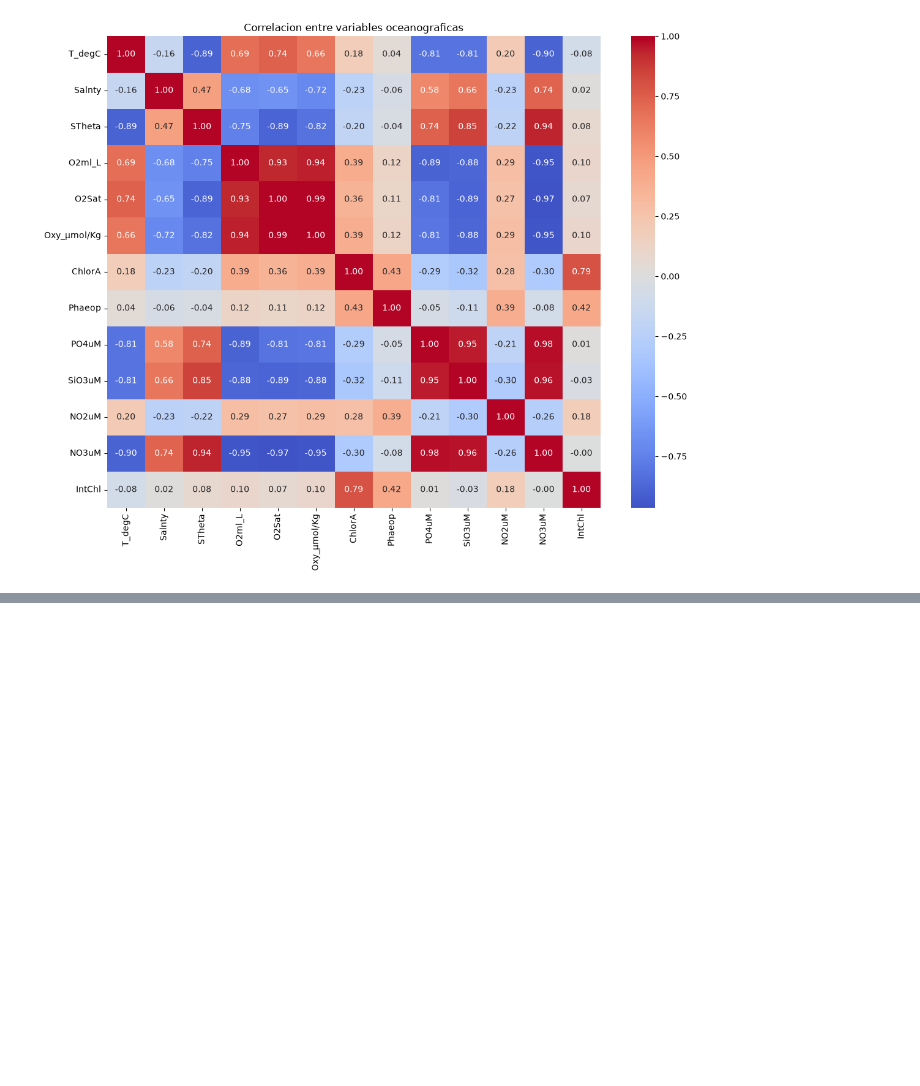
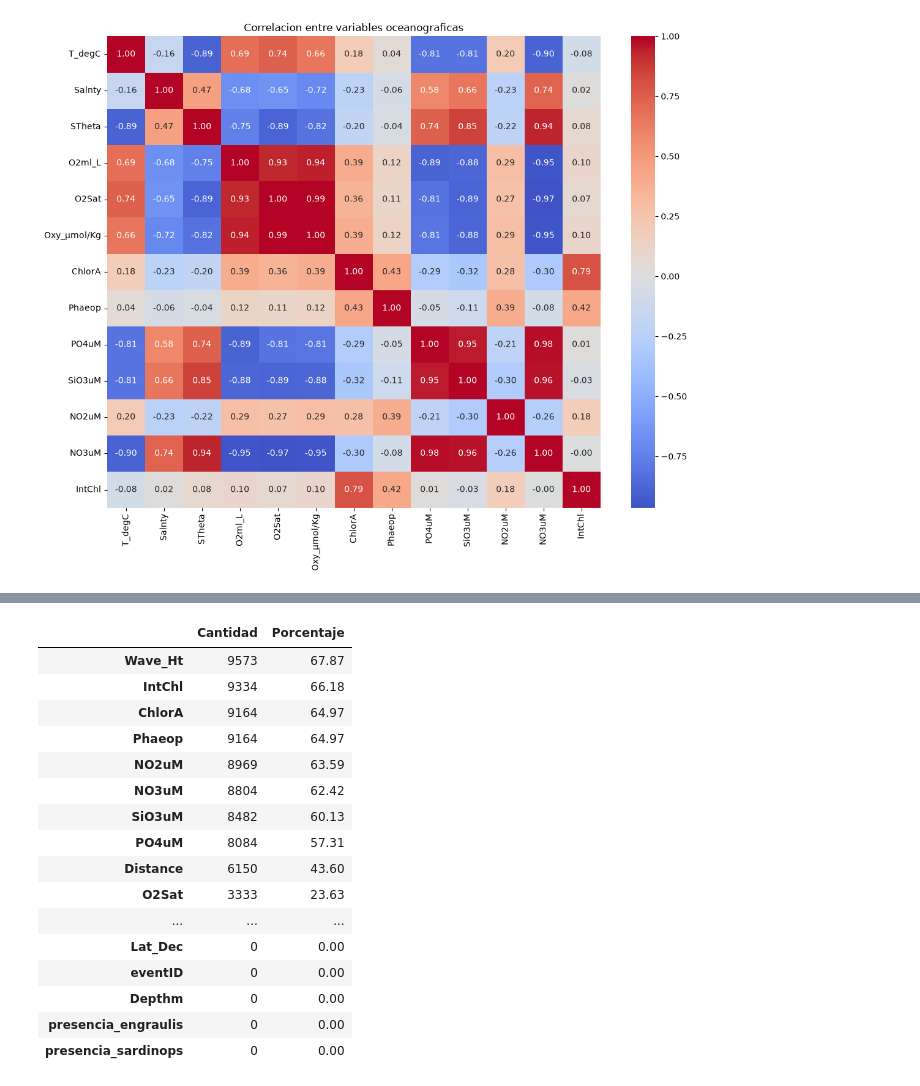
Before and after one commit to 4GeeksAcademy/proyecto-final-data-science--ECS, a Jupyter notebook: notebooks/final/proyecto_final.ipynb, the cells around one changed output, grey strips where cells are left out. Saved outputs shown, nothing was run; the diff lists cells and outputs as text; code cells hidden in the pictures; blank space fills up the shorter version.

```diff
--- a/notebooks/final/proyecto_final.ipynb
+++ b/notebooks/final/proyecto_final.ipynb
@@ -1391,0 +1526,25 @@ El siguiente paso sera preparar los datos para Machine Learning, decidir que var
+# %%
+nulos = pd.DataFrame({
+    "Cantidad": dataset_ml.isnull().sum(),
+    "Porcentaje": (dataset_ml.isnull().sum() / len(dataset_ml) * 100).round(2)
+})
+
+nulos.sort_values("Porcentaje", ascending=False)
+# %% [output]
+|  | Cantidad | Porcentaje |
+| Wave_Ht | 9573 | 67.87 |
+| IntChl | 9334 | 66.18 |
+| ChlorA | 9164 | 64.97 |
+| Phaeop | 9164 | 64.97 |
+| NO2uM | 8969 | 63.59 |
+| NO3uM | 8804 | 62.42 |
+| SiO3uM | 8482 | 60.13 |
+| PO4uM | 8084 | 57.31 |
+| Distance | 6150 | 43.60 |
+| O2Sat | 3333 | 23.63 |
+| ... | ... | ... |
+| Lat_Dec | 0 | 0.00 |
+| eventID | 0 | 0.00 |
+| Depthm | 0 | 0.00 |
+| presencia_engraulis | 0 | 0.00 |
+| presencia_sardinops | 0 | 0.00 |
```
Also changed, not shown: parts of 18 cells of this notebook.
